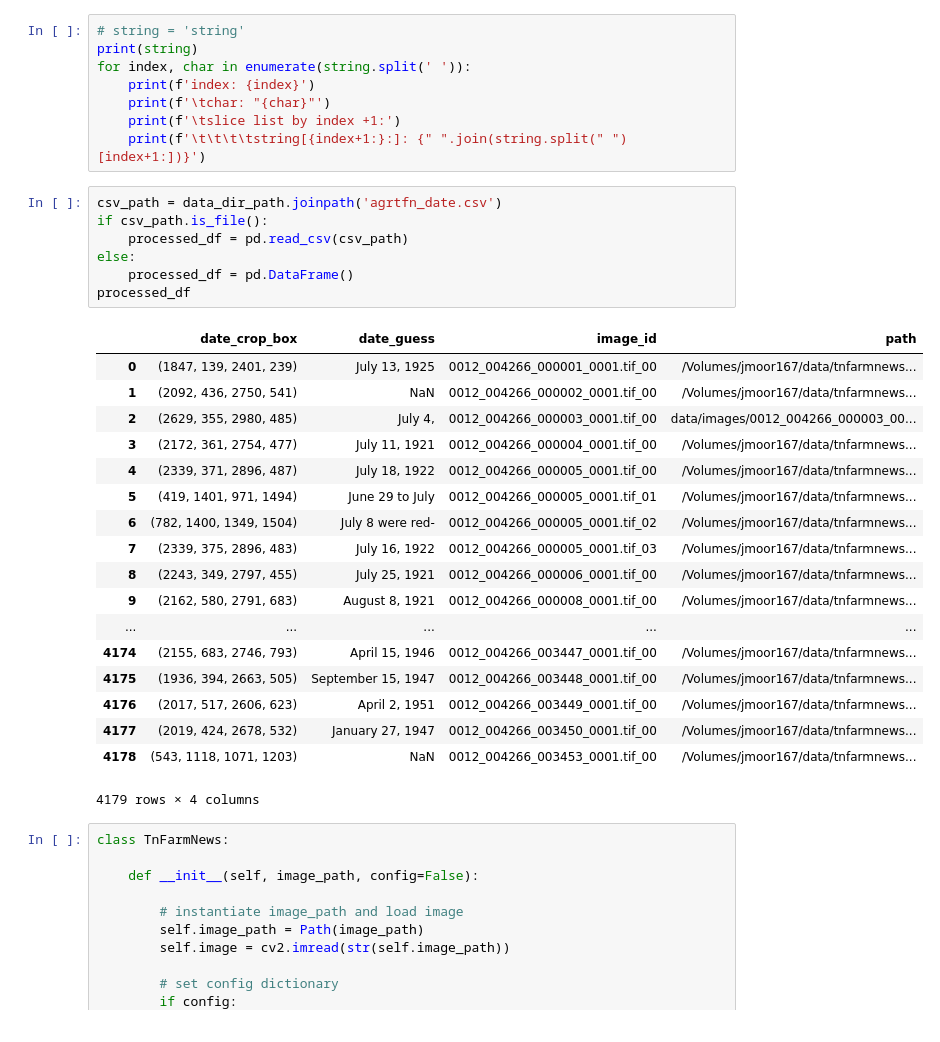
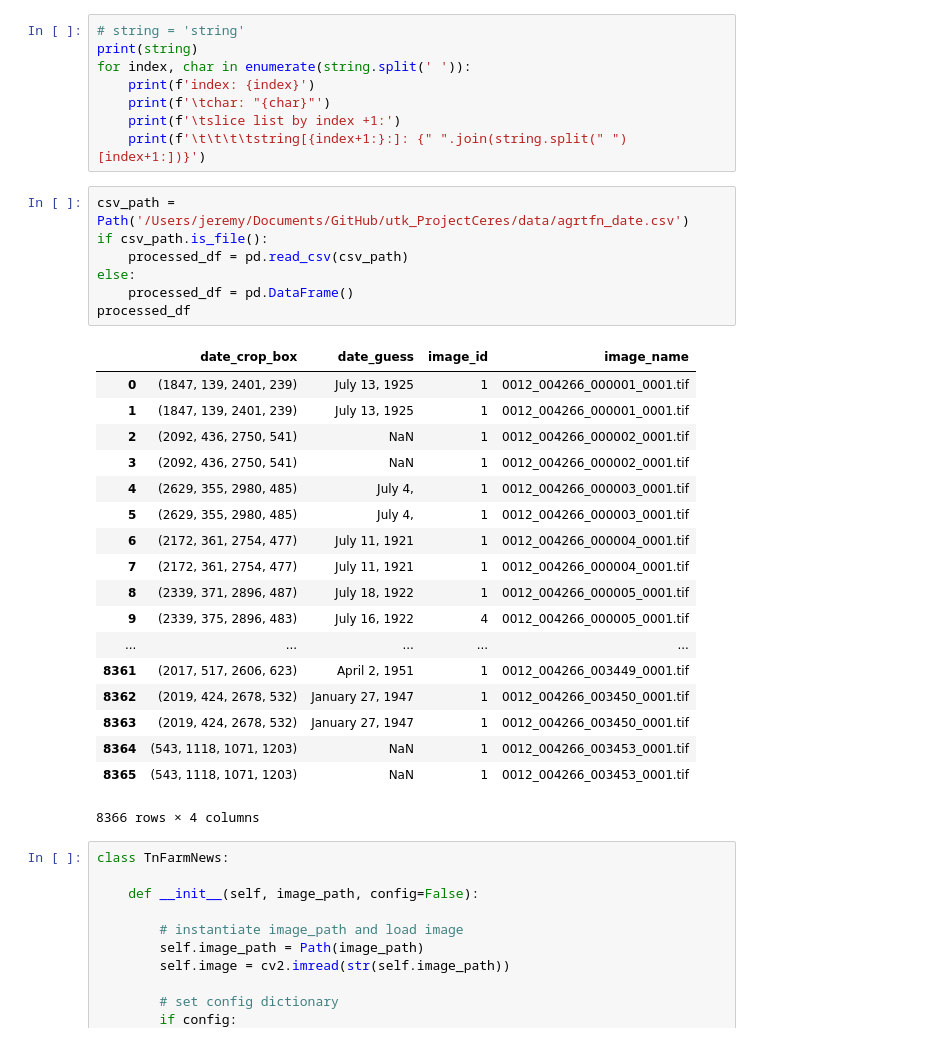
Before and after one commit to jeremydmoore/utk_ProjectCeres, a Jupyter notebook: agrtfn_date.ipynb, the cells around one changed output. Cells and saved outputs as stored; diff of their text form.

```diff
--- a/agrtfn_date.ipynb
+++ b/agrtfn_date.ipynb
@@ -585,31 +585,31 @@ for index, char in enumerate(string.split(' ')):
     print(f'\tslice list by index +1:')
     print(f'\t\t\t\tstring[{index+1:}:]: {" ".join(string.split(" ")[index+1:])}')
 # %%
-csv_path = data_dir_path.joinpath('agrtfn_date.csv')
+csv_path = Path('/Users/jeremy/Documents/GitHub/utk_ProjectCeres/data/agrtfn_date.csv')
 if csv_path.is_file():
     processed_df = pd.read_csv(csv_path)
 else:
     processed_df = pd.DataFrame()
 processed_df
 # %% [output]
-|  | date_crop_box | date_guess | image_id | path |
-| 0 | (1847, 139, 2401, 239) | July 13, 1925 | 0012_004266_000001_0001.tif_00 | /Volumes/jmoor167/data/tnfarmnews... |
-| 1 | (2092, 436, 2750, 541) | NaN | 0012_004266_000002_0001.tif_00 | /Volumes/jmoor167/data/tnfarmnews... |
-| 2 | (2629, 355, 2980, 485) | July 4, | 0012_004266_000003_0001.tif_00 | data/images/0012_004266_000003_00... |
-| 3 | (2172, 361, 2754, 477) | July 11, 1921 | 0012_004266_000004_0001.tif_00 | /Volumes/jmoor167/data/tnfarmnews... |
-| 4 | (2339, 371, 2896, 487) | July 18, 1922 | 0012_004266_000005_0001.tif_00 | /Volumes/jmoor167/data/tnfarmnews... |
-| 5 | (419, 1401, 971, 1494) | June 29 to July | 0012_004266_000005_0001.tif_01 | /Volumes/jmoor167/data/tnfarmnews... |
-| 6 | (782, 1400, 1349, 1504) | July 8 were red- | 0012_004266_000005_0001.tif_02 | /Volumes/jmoor167/data/tnfarmnews... |
-| 7 | (2339, 375, 2896, 483) | July 16, 1922 | 0012_004266_000005_0001.tif_03 | /Volumes/jmoor167/data/tnfarmnews... |
-| 8 | (2243, 349, 2797, 455) | July 25, 1921 | 0012_004266_000006_0001.tif_00 | /Volumes/jmoor167/data/tnfarmnews... |
-| 9 | (2162, 580, 2791, 683) | August 8, 1921 | 0012_004266_000008_0001.tif_00 | /Volumes/jmoor167/data/tnfarmnews... |
+|  | date_crop_box | date_guess | image_id | image_name |
+| 0 | (1847, 139, 2401, 239) | July 13, 1925 | 1 | 0012_004266_000001_0001.tif |
+| 1 | (1847, 139, 2401, 239) | July 13, 1925 | 1 | 0012_004266_000001_0001.tif |
+| 2 | (2092, 436, 2750, 541) | NaN | 1 | 0012_004266_000002_0001.tif |
+| 3 | (2092, 436, 2750, 541) | NaN | 1 | 0012_004266_000002_0001.tif |
+| 4 | (2629, 355, 2980, 485) | July 4, | 1 | 0012_004266_000003_0001.tif |
+| 5 | (2629, 355, 2980, 485) | July 4, | 1 | 0012_004266_000003_0001.tif |
+| 6 | (2172, 361, 2754, 477) | July 11, 1921 | 1 | 0012_004266_000004_0001.tif |
+| 7 | (2172, 361, 2754, 477) | July 11, 1921 | 1 | 0012_004266_000004_0001.tif |
+| 8 | (2339, 371, 2896, 487) | July 18, 1922 | 1 | 0012_004266_000005_0001.tif |
+| 9 | (2339, 375, 2896, 483) | July 16, 1922 | 4 | 0012_004266_000005_0001.tif |
 | ... | ... | ... | ... | ... |
-| 4174 | (2155, 683, 2746, 793) | April 15, 1946 | 0012_004266_003447_0001.tif_00 | /Volumes/jmoor167/data/tnfarmnews... |
-| 4175 | (1936, 394, 2663, 505) | September 15, 1947 | 0012_004266_003448_0001.tif_00 | /Volumes/jmoor167/data/tnfarmnews... |
-| 4176 | (2017, 517, 2606, 623) | April 2, 1951 | 0012_004266_003449_0001.tif_00 | /Volumes/jmoor167/data/tnfarmnews... |
-| 4177 | (2019, 424, 2678, 532) | January 27, 1947 | 0012_004266_003450_0001.tif_00 | /Volumes/jmoor167/data/tnfarmnews... |
-| 4178 | (543, 1118, 1071, 1203) | NaN | 0012_004266_003453_0001.tif_00 | /Volumes/jmoor167/data/tnfarmnews... |
+| 8361 | (2017, 517, 2606, 623) | April 2, 1951 | 1 | 0012_004266_003449_0001.tif |
+| 8362 | (2019, 424, 2678, 532) | January 27, 1947 | 1 | 0012_004266_003450_0001.tif |
+| 8363 | (2019, 424, 2678, 532) | January 27, 1947 | 1 | 0012_004266_003450_0001.tif |
+| 8364 | (543, 1118, 1071, 1203) | NaN | 1 | 0012_004266_003453_0001.tif |
+| 8365 | (543, 1118, 1071, 1203) | NaN | 1 | 0012_004266_003453_0001.tif |
-4179 rows × 4 columns
+8366 rows × 4 columns
 # %%
 class TnFarmNews:
 
```
Also changed, not shown: parts of 11 cells of this notebook, 5 other files.
